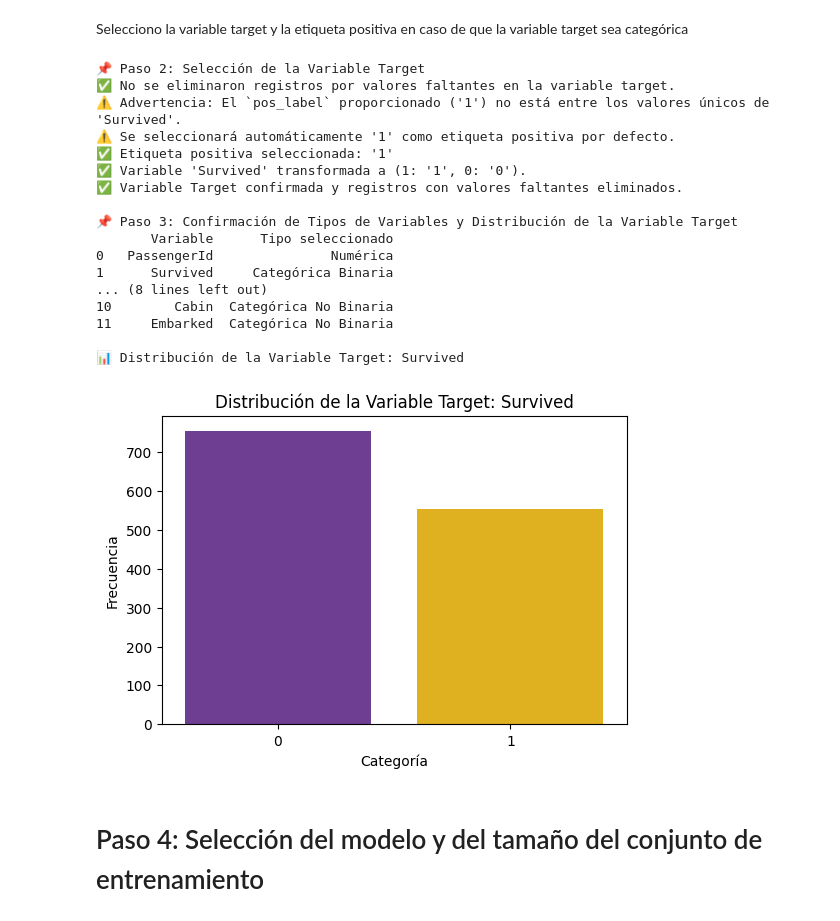
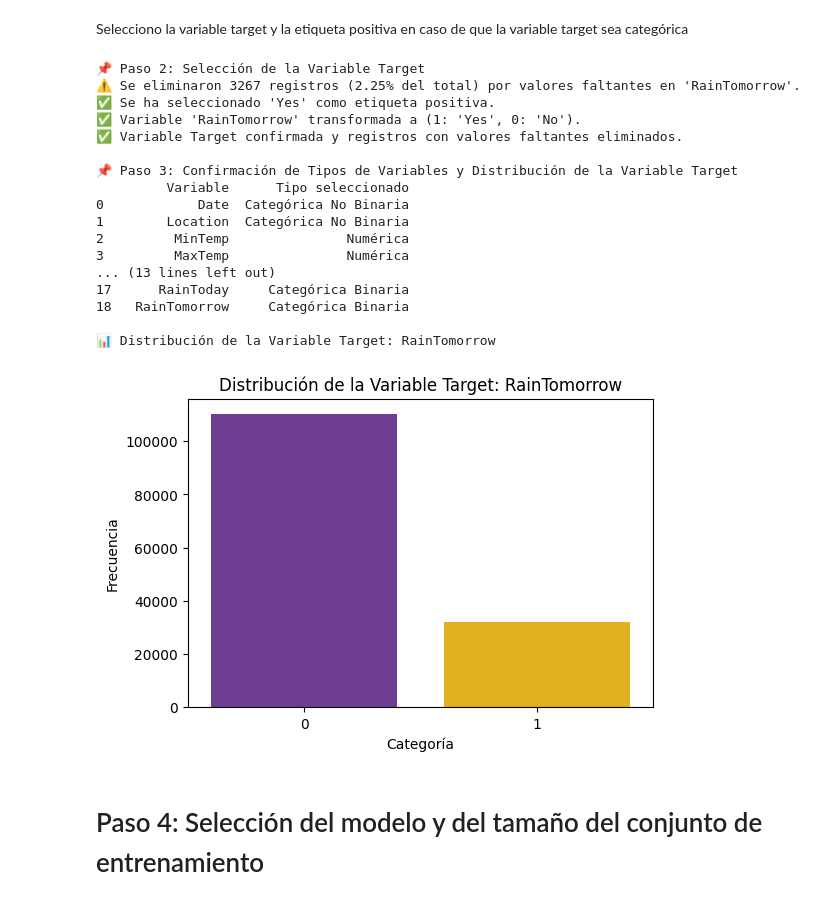
Before and after one commit to fbarcelo8/modelos_predictivos, a Jupyter notebook: automodeler.ipynb, the cells around one changed output. Cells and saved outputs as stored; diff of their text form; code cells hidden in the pictures.

````diff
--- a/automodeler.ipynb
+++ b/automodeler.ipynb
@@ -1013,7 +1040,7 @@ def step_2_and_3(dataset: pd.DataFrame, variable_types: dict, target: str, pos_l
 
         # Asignar 1 a la `pos_label` y 0 a la otra categoría
         neg_label = [val for val in unique_values if val != pos_label][0] # Otra categoría
-        dataset_cleaned[target] = dataset_cleaned[target].apply(lambda x: 1 if x == pos_label else 0)
+        dataset_cleaned.loc[:, target] = dataset_cleaned[target].apply(lambda x: 1 if x == pos_label else 0)
 
         print(f"✅ Variable '{target}' transformada a (1: '{pos_label}', 0: '{neg_label}').")
 
@@ -1380,6 +1407,14 @@ def step_8(test_dataset: pd.DataFrame, model, target: str, variable_types: dict,
         else:
             adjusted_filters.append((var, filter_type, filter_values))
 
+    # Verificar que todas las variables de los filtros existen en el dataset
+    filtros_invalidos = [var for var, _, _ in adjusted_filters if isinstance(var, str) and var not in test_dataset.columns]
+
+    if filtros_invalidos:
+        print(f"⚠️ Las siguientes variables de filtro no están en el dataset: {', '.join(filtros_invalidos)}")
+        print("⚠️ Este subgrupo será omitido.")
+        return {}
+
     # Filtrar el dataset según los filtros ajustados
     filtered_test_dataset = filter_dataset(test_dataset, variable_types, adjusted_filters)
 
@@ -1408,6 +1443,14 @@ def step_8(test_dataset: pd.DataFrame, model, target: str, variable_types: dict,
     # Evaluar el modelo con las métricas correspondientes
     metrics_filtered = evaluate_model(y_test_filtered, y_pred_filtered, target_type=target_type, threshold=threshold, confidence=confidence)
 
+    # ⛔ Filtrar subgrupos inválidos para modelos de clasificación
+    if target_type == "Categórica Binaria":
+        required_metrics = ["Accuracy", "Precision", "Recall", "Specificity", "F1", "AUC"]
+        for metric in required_metrics:
+            if metric not in metrics_filtered or metrics_filtered[metric][0] is None:
+                print(f"⚠️ Subgrupo descartado: no se pudo calcular la métrica '{metric}' en '{generate_subgroup_name(filters)}'")
+                return None
+
     # Obtener el tamaño del dataset
     n = metrics_filtered["n"]
 
@@ -1422,6 +1465,6 @@ def step_8(test_dataset: pd.DataFrame, model, target: str, variable_types: dict,
 # %% [markdown]
 Leemos el archivo y detectamos automáticamente el tipo de las variables
 # %%
-dataset, variable_types = step_1('data_pruebas/titanic.csv')
+dataset, variable_types = step_1('data_pruebas/weatherAUS.csv')
 # %% [output]
 📌 Paso 1: Carga y Preprocesamiento del Dataset
@@ -1462,7 +1513,7 @@ Si alguna de las variables se ha detectado incorrectamente, añadimos a la lista
 # Definir listas para almacenar las variables a transformar
 variables_a_numerica = []
 variables_a_categorica_binaria = []
-variables_a_categorica_no_binaria = ['Pclass']
+variables_a_categorica_no_binaria = []
 
 dataset, variable_types = aplicar_transformaciones(dataset, variable_types,
                                                    variables_a_numerica, variables_a_categorica_binaria, variables_a_categorica_no_binaria)
@@ -1531,15 +1583,20 @@ filters = [("Embarked", "Categorías", ["Q", "S"]), ("Age", "Mayor o igual", 30)
 dataset_filtered = filter_dataset(dataset, variable_types, filters)
 ```
 # %%
-# Ejemplo con variable numérica (Queremos obtener las personas mayores de 30)
 filters = []
 
 dataset_filtered = filter_dataset(dataset, variable_types, filters)
 
 # Ahora eliminar columnas con muchos NaNs en este subconjunto
-dataset_cleaned, dropped_columns, missing_threshold = drop_columns_by_missing_threshold(dataset_filtered, missing_threshold=0.3)
+dataset_cleaned, dropped_columns, missing_threshold, dropped_columns_info = drop_columns_by_missing_threshold(
+    dataset_filtered, missing_threshold=0.3)
 
-print(f"\n📉 Columnas eliminadas por valores faltantes (>{int(100*missing_threshold)}%): {', '.join(dropped_columns) if dropped_columns else 'Ninguna'}.")
+print(f"\n📉 Columnas eliminadas por valores faltantes (>{int(100 * missing_threshold)}%): {', '.join(dropped_columns) if dropped_columns else 'Ninguna'}.")
+
+if dropped_columns_info:
+    print("\n📊 Porcentaje de NaNs en columnas eliminadas:")
+    for col, pct in dropped_columns_info.items():
+        print(f" - {col}: {pct:.2f}%")
 # %% [output]
 ⚠️ No se han aplicado filtros al dataset.
 
@@ -1549,32 +1612,32 @@ print(f"\n📉 Columnas eliminadas por valores faltantes (>{int(100*missing_thre
 # %% [markdown]
 Selecciono la variable target y la etiqueta positiva en caso de que la variable target sea categórica
 # %%
-target = 'Survived'
-pos_label = 1
+target = 'RainTomorrow'
+pos_label = 'Yes'
 
-dataset_cleaned, target, pos_label = step_2_and_3(dataset=dataset_filtered,
+dataset_cleaned, target, pos_label = step_2_and_3(dataset=dataset_cleaned,
                                                   variable_types=variable_types,
                                                   target=target,
                                                   pos_label=pos_label)
 # %% [output]
 📌 Paso 2: Selección de la Variable Target
-✅ No se eliminaron registros por valores faltantes en la variable target.
-⚠️ Advertencia: El `pos_label` proporcionado ('1') no está entre los valores únicos de 'Survived'.
-⚠️ Se seleccionará automáticamente '1' como etiqueta positiva por defecto.
-✅ Etiqueta positiva seleccionada: '1'
-✅ Variable 'Survived' transformada a (1: '1', 0: '0').
+⚠️ Se eliminaron 3267 registros (2.25% del total) por valores faltantes en 'RainTomorrow'.
+✅ Se ha seleccionado 'Yes' como etiqueta positiva.
+✅ Variable 'RainTomorrow' transformada a (1: 'Yes', 0: 'No').
 ✅ Variable Target confirmada y registros con valores faltantes eliminados.
 
 📌 Paso 3: Confirmación de Tipos de Variables y Distribución de la Variable Target
-       Variable      Tipo seleccionado
-0   PassengerId               Numérica
-1      Survived     Categórica Binaria
-... (8 lines left out)
-10        Cabin  Categórica No Binaria
-11     Embarked  Categórica No Binaria
+         Variable      Tipo seleccionado
+0            Date  Categórica No Binaria
+1        Location  Categórica No Binaria
+2         MinTemp               Numérica
+3         MaxTemp               Numérica
+... (13 lines left out)
+17      RainToday     Categórica Binaria
+18   RainTomorrow     Categórica Binaria
 
-📊 Distribución de la Variable Target: Survived
+📊 Distribución de la Variable Target: RainTomorrow
-[figure, old version]
+[figure, new version]
 # %% [markdown]
 # Paso 4: Selección del modelo y del tamaño del conjunto de entrenamiento
 # %% [markdown]
````
Also changed, not shown: parts of 16 cells of this notebook, 3 other files.
